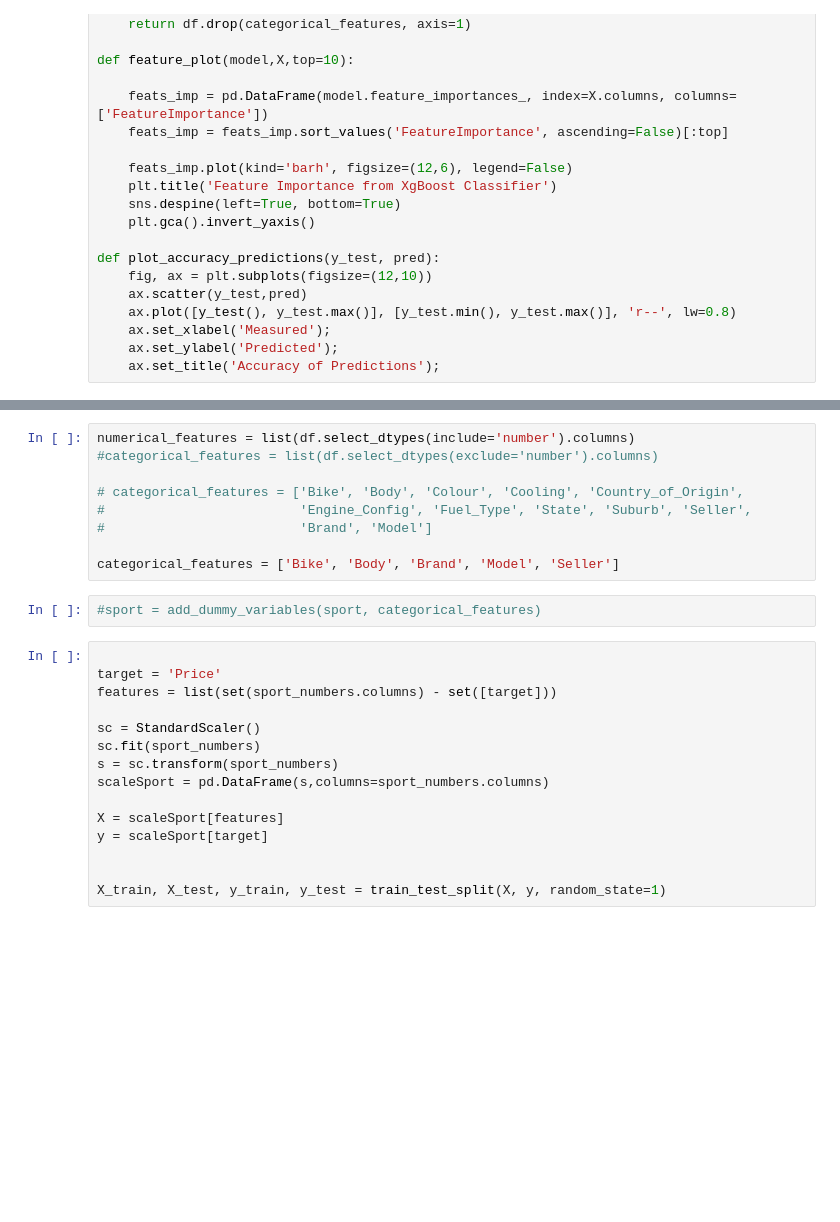
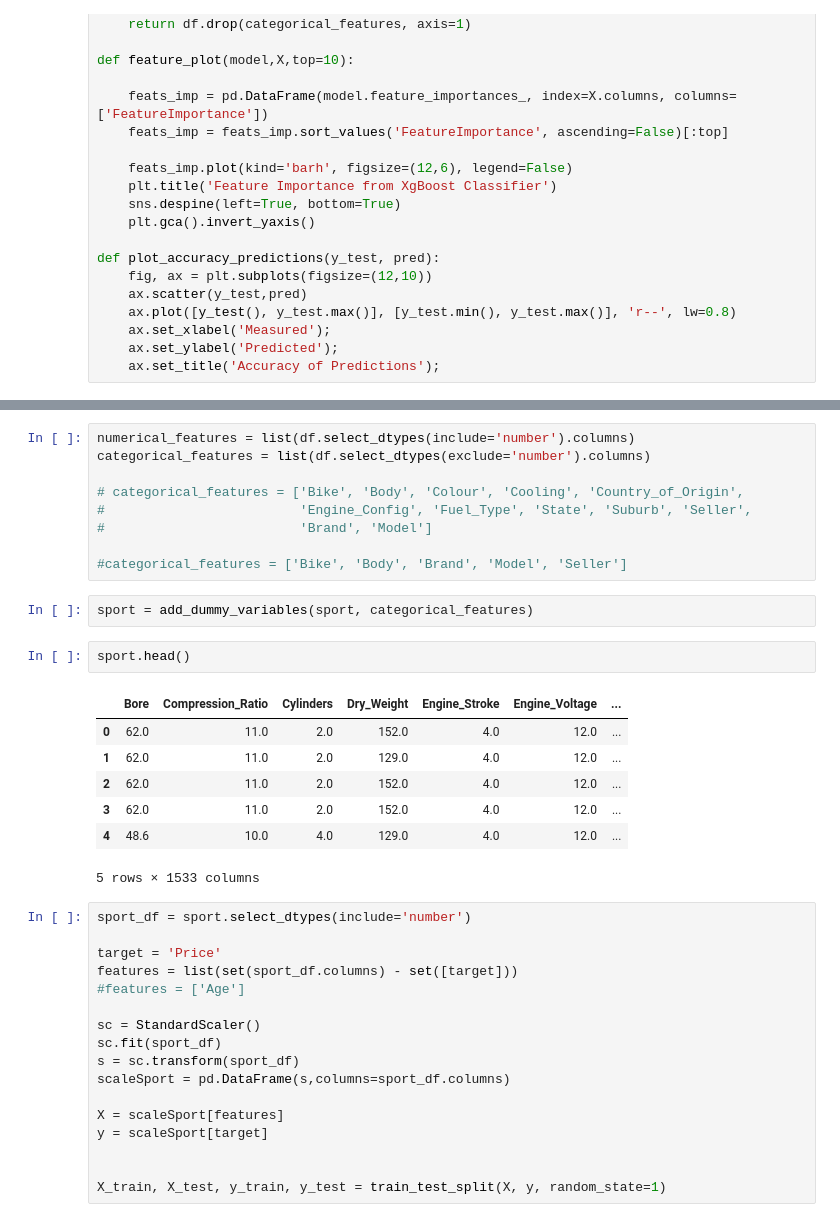
Before and after one commit to beaubellamy/BikeSales, a Jupyter notebook: BikeSales Modelling.ipynb, the cells around one changed output, grey strips where cells are left out. Saved outputs shown, nothing was run; the diff lists cells and outputs as text; blank space fills up the shorter version.

```diff
--- a/BikeSales Modelling.ipynb
+++ b/BikeSales Modelling.ipynb
@@ -79,23 +86,35 @@ sport_numbers.shape
 # %%
 numerical_features = list(df.select_dtypes(include='number').columns)
-#categorical_features = list(df.select_dtypes(exclude='number').columns)
+categorical_features = list(df.select_dtypes(exclude='number').columns)
 
 # categorical_features = ['Bike', 'Body', 'Colour', 'Cooling', 'Country_of_Origin',
 #                         'Engine_Config', 'Fuel_Type', 'State', 'Suburb', 'Seller',
 #                         'Brand', 'Model']
 
-categorical_features = ['Bike', 'Body', 'Brand', 'Model', 'Seller']
+#categorical_features = ['Bike', 'Body', 'Brand', 'Model', 'Seller']
 # %%
-#sport = add_dummy_variables(sport, categorical_features)
+sport = add_dummy_variables(sport, categorical_features)
+# %%
+sport.head()
+# %% [output]
+|  | Bore | Compression_Ratio | Cylinders | Dry_Weight | Engine_Stroke | Engine_Voltage | ... |
+| 0 | 62.0 | 11.0 | 2.0 | 152.0 | 4.0 | 12.0 | ... |
+| 1 | 62.0 | 11.0 | 2.0 | 129.0 | 4.0 | 12.0 | ... |
+| 2 | 62.0 | 11.0 | 2.0 | 152.0 | 4.0 | 12.0 | ... |
+| 3 | 62.0 | 11.0 | 2.0 | 152.0 | 4.0 | 12.0 | ... |
+| 4 | 48.6 | 10.0 | 4.0 | 129.0 | 4.0 | 12.0 | ... |
+5 rows × 1533 columns
 # %%
+sport_df = sport.select_dtypes(include='number')
 
 target = 'Price'
-features = list(set(sport_numbers.columns) - set([target]))
+features = list(set(sport_df.columns) - set([target]))
+#features = ['Age']
 
 sc = StandardScaler()
-sc.fit(sport_numbers)
-s = sc.transform(sport_numbers)
-scaleSport = pd.DataFrame(s,columns=sport_numbers.columns)
+sc.fit(sport_df)
+s = sc.transform(sport_df)
+scaleSport = pd.DataFrame(s,columns=sport_df.columns)
 
 X = scaleSport[features]
 y = scaleSport[target]
```
Also changed, not shown: parts of 12 cells of this notebook, 3 other files.
